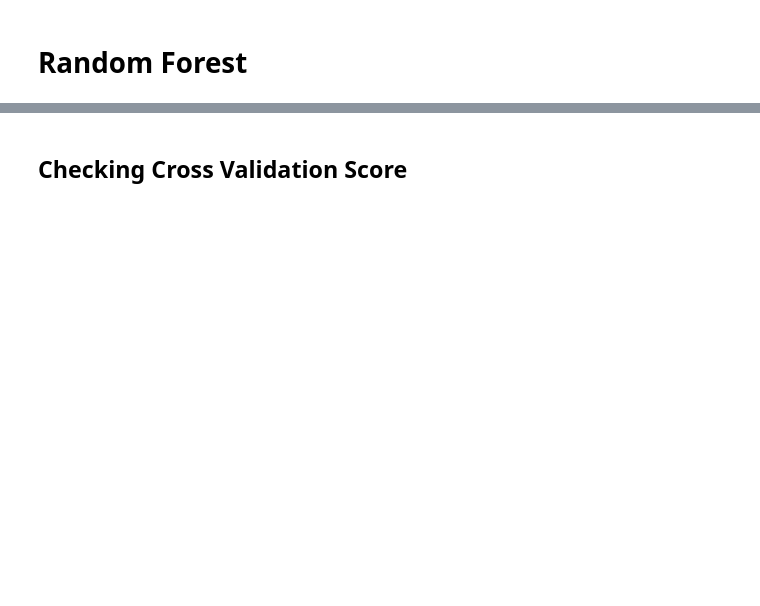
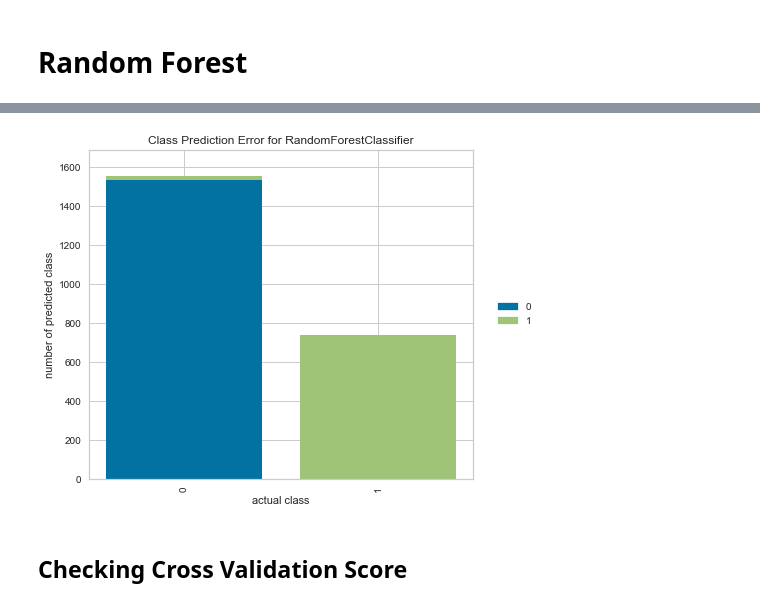
Before and after one commit to aditeyabaral/kepler-exoplanet-analysis, a Jupyter notebook: src/Prediction_ML.ipynb, the cells around one changed output, grey strips where cells are left out. Cells and saved outputs as stored; diff of their text form; code cells hidden in the pictures; blank space fills up the shorter version.

```diff
--- a/src/Prediction_ML.ipynb
+++ b/src/Prediction_ML.ipynb
@@ -350,4 +392,8 @@ Confusion Matrix:
 weighted avg       0.99      0.99      0.99      2290
+# %%
+getClassPredictionError(classifier)
+# %% [output]
+[figure, added]
 # %% [markdown]
 ## Checking Cross Validation Score
 # %%
```
Also changed, not shown: parts of 22 cells of this notebook, 7 other files.
